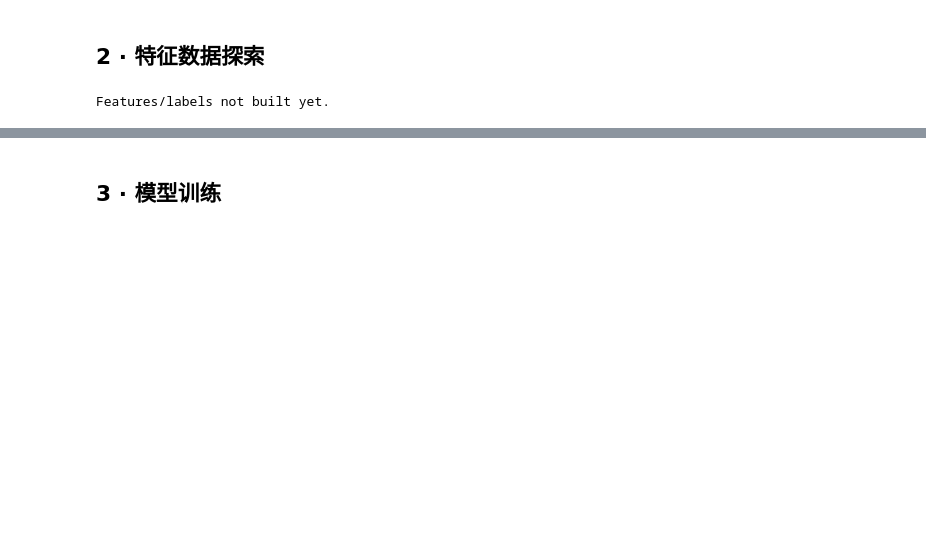
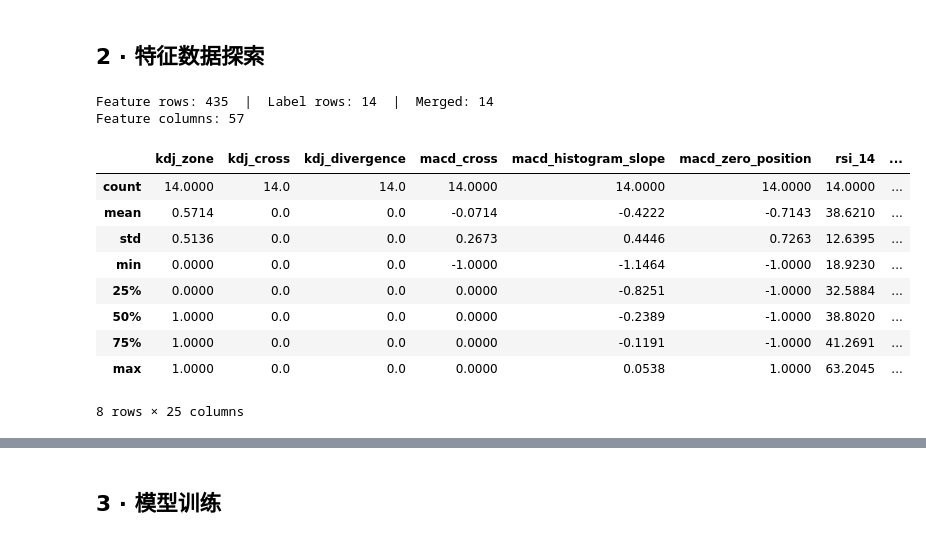
Before and after one commit to huanwei1208/trade, a Jupyter notebook: notebooks/04_model_training.ipynb, the cells around one changed output, grey strips where cells are left out. Cells and saved outputs as stored; diff of their text form; code cells hidden in the pictures; blank space fills up the shorter version.

```diff
--- a/notebooks/04_model_training.ipynb
+++ b/notebooks/04_model_training.ipynb
@@ -57,21 +61,34 @@ No events yet. Run: trade model build-features
 # %%
 from trade_py.analysis.feature_builder import ALL_FEATURE_COLS, GROUP_A_COLS, GROUP_B_COLS, GROUP_C_COLS, GROUP_D_COLS
 
 features_path = DATA_ROOT / 'events' / 'features.parquet'
 labels_path   = DATA_ROOT / 'events' / 'propagation_labels.parquet'
 
 if features_path.exists() and labels_path.exists():
     df_feat = pd.read_parquet(features_path)
     df_lbl  = pd.read_parquet(labels_path)
-    df = df_feat.merge(df_lbl, on=['event_id', 'symbol'], how='inner')
+    df = df_feat.merge(df_lbl, on=['event_id', 'symbol'], how='inner', suffixes=('', '_lbl'))
+    if 'date_lbl' in df.columns:
+        df = df.drop(columns=['date_lbl'])
     print(f'Feature rows: {len(df_feat):,}  |  Label rows: {len(df_lbl):,}  |  Merged: {len(df):,}')
     print(f'Feature columns: {len(ALL_FEATURE_COLS)}')
     display(df[GROUP_C_COLS].describe().round(4))
 else:
     print('Features/labels not built yet.')
     df = pd.DataFrame()
 # %% [output]
-Features/labels not built yet.
+Feature rows: 435  |  Label rows: 14  |  Merged: 14
+Feature columns: 57
+|  | kdj_zone | kdj_cross | kdj_divergence | macd_cross | macd_histogram_slope | macd_zero_position | rsi_14 | ... |
+| count | 14.0000 | 14.0 | 14.0 | 14.0000 | 14.0000 | 14.0000 | 14.0000 | ... |
+| mean | 0.5714 | 0.0 | 0.0 | -0.0714 | -0.4222 | -0.7143 | 38.6210 | ... |
+| std | 0.5136 | 0.0 | 0.0 | 0.2673 | 0.4446 | 0.7263 | 12.6395 | ... |
+| min | 0.0000 | 0.0 | 0.0 | -1.0000 | -1.1464 | -1.0000 | 18.9230 | ... |
+| 25% | 0.0000 | 0.0 | 0.0 | 0.0000 | -0.8251 | -1.0000 | 32.5884 | ... |
+| 50% | 1.0000 | 0.0 | 0.0 | 0.0000 | -0.2389 | -1.0000 | 38.8020 | ... |
+| 75% | 1.0000 | 0.0 | 0.0 | 0.0000 | -0.1191 | -1.0000 | 41.2691 | ... |
+| max | 1.0000 | 0.0 | 0.0 | 0.0000 | 0.0538 | 1.0000 | 63.2045 | ... |
+8 rows × 25 columns
 # %%
 # Label distribution (if data available)
 if not df.empty and 'return_20d' in df.columns:
```
Also changed, not shown: parts of 10 cells of this notebook, 37 other files.
